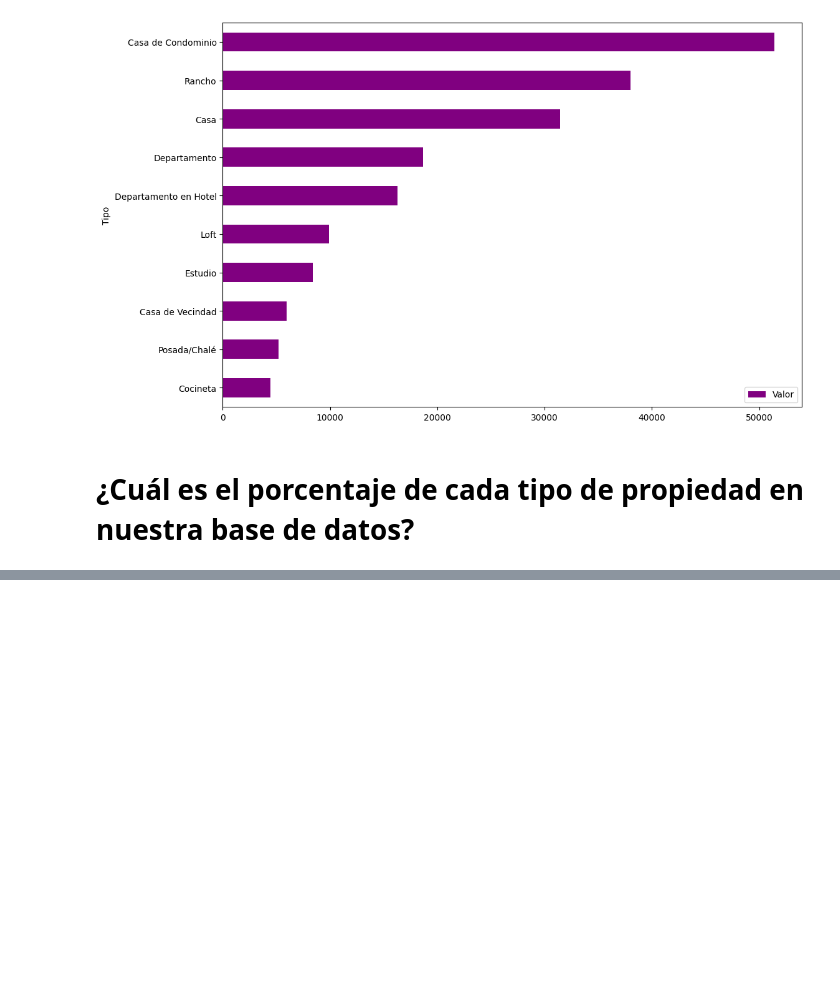
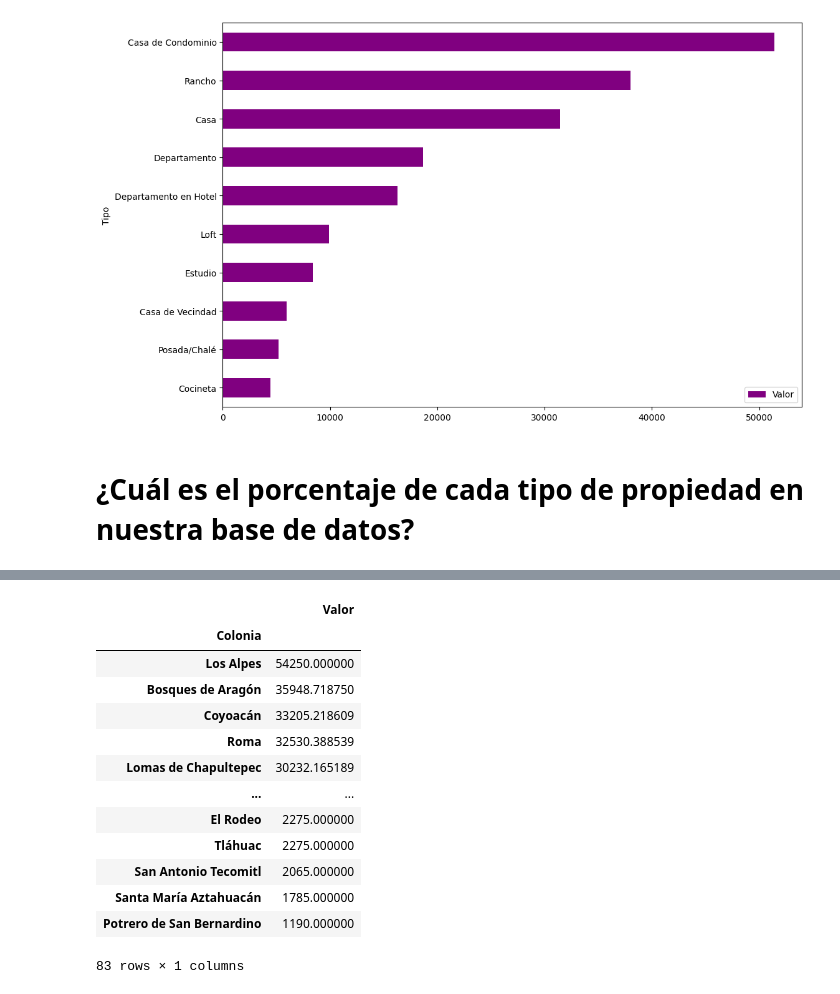
Before and after one commit to David-Carrascal/Portafolio, a Jupyter notebook: inmuebles_cdmx.ipynb, the cells around one changed output, grey strips where cells are left out. Saved outputs shown, nothing was run; the diff lists cells and outputs as text; code cells hidden in the pictures; blank space fills up the shorter version.

```diff
--- a/inmuebles_cdmx.ipynb
+++ b/inmuebles_cdmx.ipynb
@@ -350,0 +453,17 @@ df_tipo_precio.plot(kind='barh',figsize=(12,8),color='purple')
+# %%
+df.groupby('Colonia')[['Valor']].mean().sort_values('Valor', ascending=False)
+# %% [output]
+|  | Valor |
+| Colonia |  |
+| Los Alpes | 54250.000000 |
+| Bosques de Aragón | 35948.718750 |
+| Coyoacán | 33205.218609 |
+| Roma | 32530.388539 |
+| Lomas de Chapultepec | 30232.165189 |
+| ... | ... |
+| El Rodeo | 2275.000000 |
+| Tláhuac | 2275.000000 |
+| San Antonio Tecomitl | 2065.000000 |
+| Santa María Aztahuacán | 1785.000000 |
+| Potrero de San Bernardino | 1190.000000 |
+83 rows × 1 columns
```
Also changed, not shown: parts of 16 cells of this notebook.
